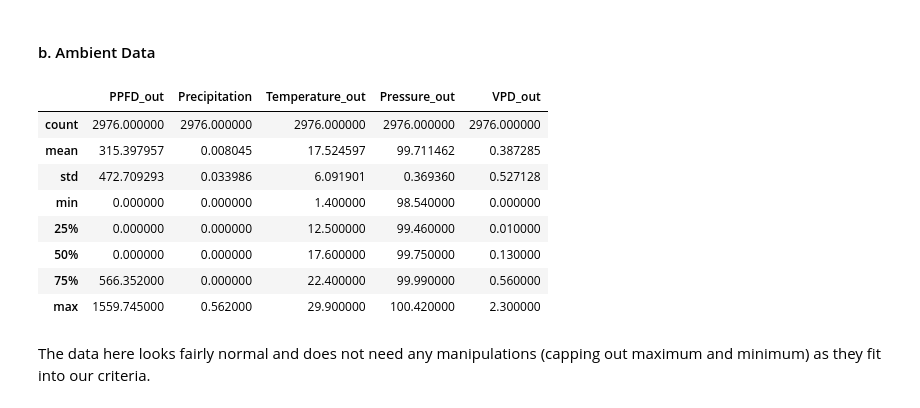
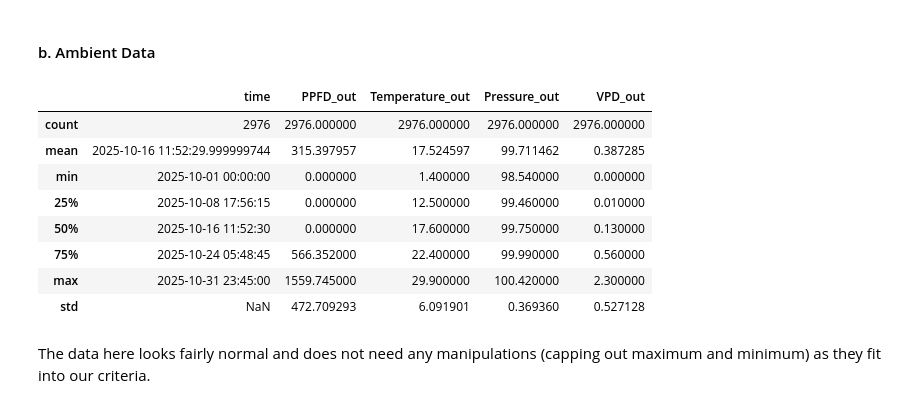
Before and after one commit to nnineeight/py4eda-project, a Jupyter notebook: notebooks/greenhouse_eda.ipynb, the cells around one changed output. Drawn from its saved outputs; the diff is of its cells as text; code cells hidden in the pictures.

```diff
--- a/notebooks/greenhouse_eda.ipynb
+++ b/notebooks/greenhouse_eda.ipynb
@@ -332,22 +334,21 @@ The data looks much better, especially for the `East Cool Wall`. Although, it mi
 # %% [markdown]
 #### b. Ambient Data
 # %%
-cols_amb = ["PPFD_out", "Precipitation", "Temperature_out",
-            "Pressure_out", "VPD_out"]
+cols_amb = ["time", "PPFD_out", "Temperature_out", "Pressure_out", "VPD_out"]
 
-amb_sel = Amb_Dat[cols_amb]
+Amb_Dat_sel = Amb_Dat[cols_amb]
 # %%
-amb_sel.describe()
+Amb_Dat_sel.describe()
 # %% [output]
-|  | PPFD_out | Precipitation | Temperature_out | Pressure_out | VPD_out |
-| count | 2976.000000 | 2976.000000 | 2976.000000 | 2976.000000 | 2976.000000 |
-| mean | 315.397957 | 0.008045 | 17.524597 | 99.711462 | 0.387285 |
-| std | 472.709293 | 0.033986 | 6.091901 | 0.369360 | 0.527128 |
-| min | 0.000000 | 0.000000 | 1.400000 | 98.540000 | 0.000000 |
-| 25% | 0.000000 | 0.000000 | 12.500000 | 99.460000 | 0.010000 |
-| 50% | 0.000000 | 0.000000 | 17.600000 | 99.750000 | 0.130000 |
-| 75% | 566.352000 | 0.000000 | 22.400000 | 99.990000 | 0.560000 |
-| max | 1559.745000 | 0.562000 | 29.900000 | 100.420000 | 2.300000 |
+|  | time | PPFD_out | Temperature_out | Pressure_out | VPD_out |
+| count | 2976 | 2976.000000 | 2976.000000 | 2976.000000 | 2976.000000 |
+| mean | 2025-10-16 11:52:29.999999744 | 315.397957 | 17.524597 | 99.711462 | 0.387285 |
+| min | 2025-10-01 00:00:00 | 0.000000 | 1.400000 | 98.540000 | 0.000000 |
+| 25% | 2025-10-08 17:56:15 | 0.000000 | 12.500000 | 99.460000 | 0.010000 |
+| 50% | 2025-10-16 11:52:30 | 0.000000 | 17.600000 | 99.750000 | 0.130000 |
+| 75% | 2025-10-24 05:48:45 | 566.352000 | 22.400000 | 99.990000 | 0.560000 |
+| max | 2025-10-31 23:45:00 | 1559.745000 | 29.900000 | 100.420000 | 2.300000 |
+| std | NaN | 472.709293 | 6.091901 | 0.369360 | 0.527128 |
 # %% [markdown]
 The data here looks fairly normal and does not need any manipulations (capping out maximum and minimum) as they fit into our criteria.
 # %% [markdown]
```
Also changed, not shown: parts of 90 cells of this notebook.
